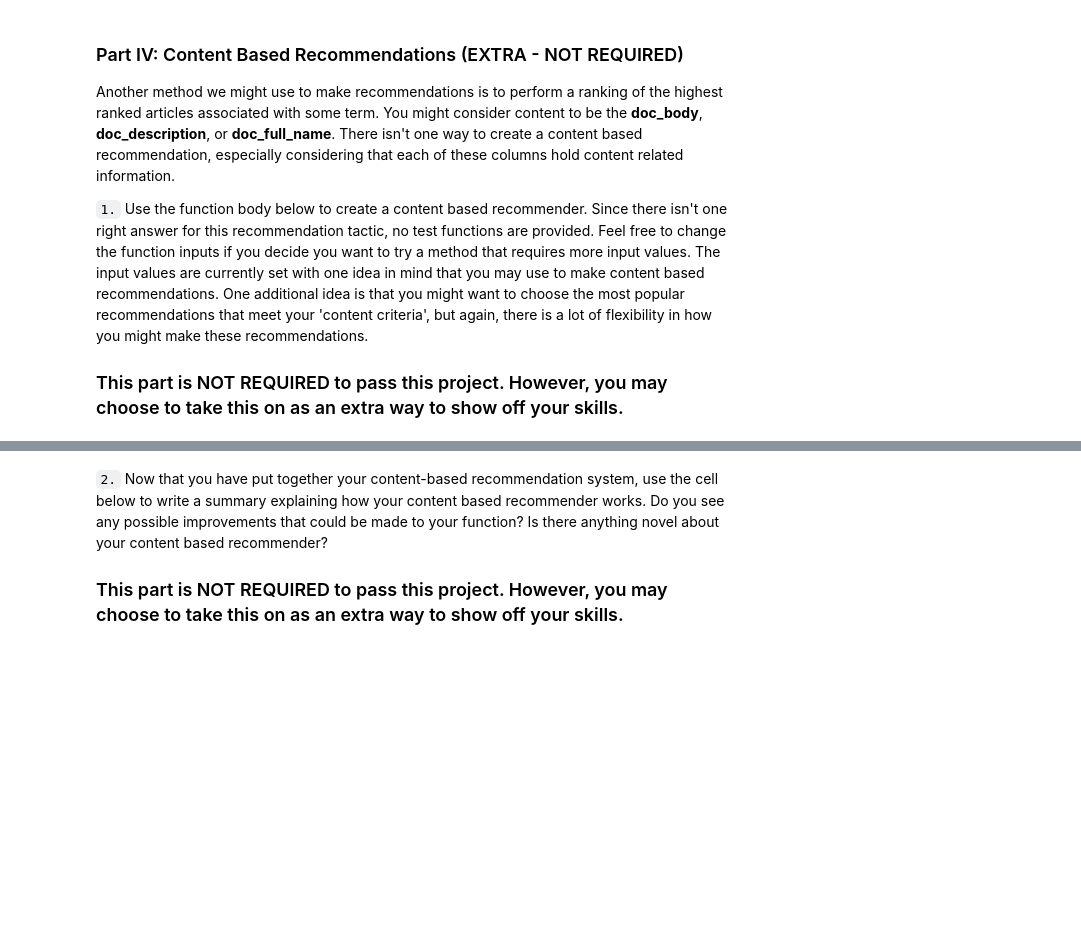
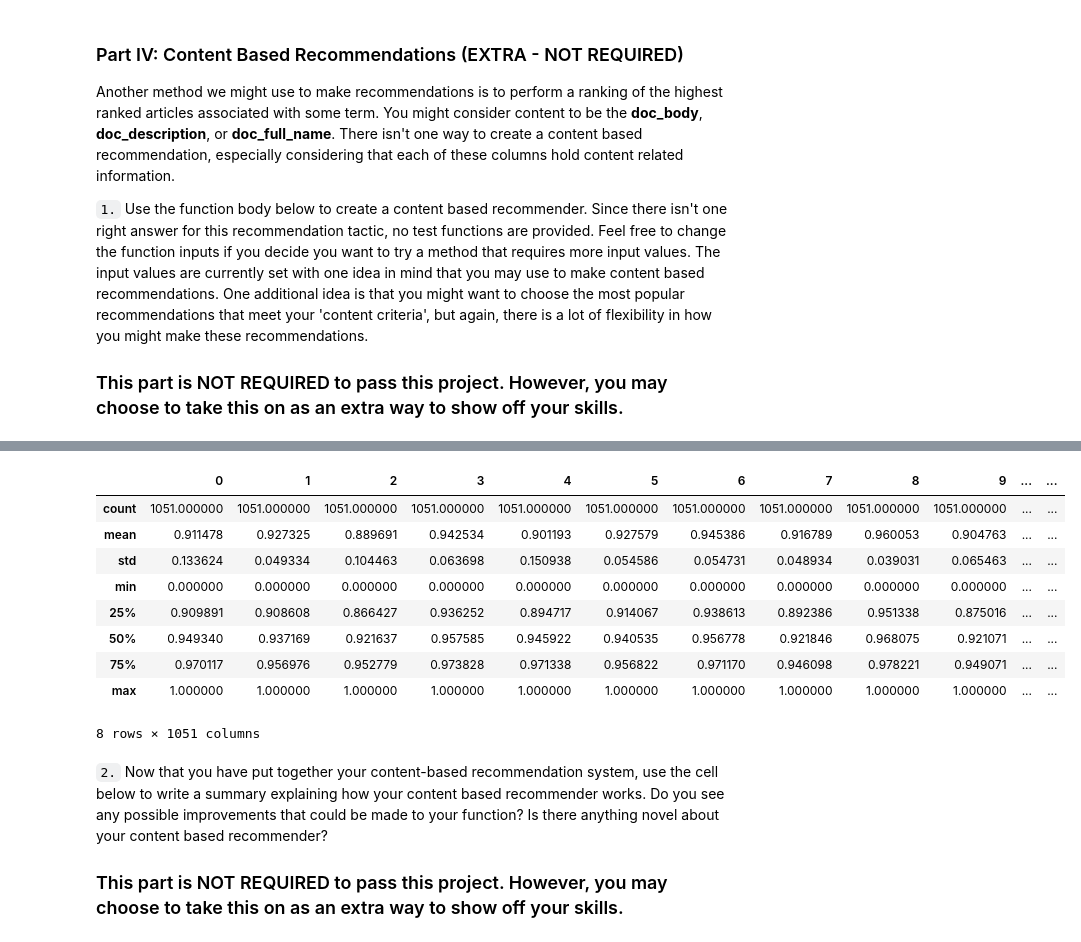
Before and after one commit to JensMartinGit/UD_DSND_Recommendations_with_IBM, a Jupyter notebook: Recommendations_with_IBM.ipynb, the cells around one changed output, grey strips where cells are left out. Cells and saved outputs as stored; diff of their text form; code cells hidden in the pictures; blank space fills up the shorter version.

```diff
--- a/Recommendations_with_IBM.ipynb
+++ b/Recommendations_with_IBM.ipynb
@@ -618,0 +648,48 @@ def make_content_recs():
+# %%
+def tokenize(text):
+    '''
+    INPUT:
+    text - (str) text to tokenize
+
+    OUTPUT:
+    tokens - (list) tokens generated from text
+
+    Description:
+    Creates a list of tokens from a text by normalizing, tokenizing, removing stopwords
+    and lemmatizing an input text.
+    '''
+
+    # normalize case and remove punctuation and digits
+    text = re.sub(r"[^a-zA-Z]", " ", text.lower())
+
+    # tokenize text
+    tokens = word_tokenize(text)
+
+    # lemmatize and remove stop words
+    tokens = [lemmatizer.lemmatize(word) for word in tokens if word not in stop_words]
+
+    return tokens
+# %%
+# Initialize tf-idf vectorizer object
+vectorizer = TfidfVectorizer(tokenizer=tokenize)
+
+# Compute bag of word counts and tf-idf values
+X = vectorizer.fit_transform(corpus)
+
+# Create distance matrix for all articles based on cosine distance
+X = X.toarray()
+distance_matrix = pd.DataFrame(cdist(X, X, 'cosine'))
+
+# Provide descriptive statistics of distance matrix
+distance_matrix.describe()
+# %% [output]
+|  | 0 | 1 | 2 | 3 | 4 | 5 | 6 | 7 | 8 | 9 | ... | ... |
+| count | 1051.000000 | 1051.000000 | 1051.000000 | 1051.000000 | 1051.000000 | 1051.000000 | 1051.000000 | 1051.000000 | 1051.000000 | 1051.000000 | ... | ... |
+| mean | 0.911478 | 0.927325 | 0.889691 | 0.942534 | 0.901193 | 0.927579 | 0.945386 | 0.916789 | 0.960053 | 0.904763 | ... | ... |
+| std | 0.133624 | 0.049334 | 0.104463 | 0.063698 | 0.150938 | 0.054586 | 0.054731 | 0.048934 | 0.039031 | 0.065463 | ... | ... |
+| min | 0.000000 | 0.000000 | 0.000000 | 0.000000 | 0.000000 | 0.000000 | 0.000000 | 0.000000 | 0.000000 | 0.000000 | ... | ... |
+| 25% | 0.909891 | 0.908608 | 0.866427 | 0.936252 | 0.894717 | 0.914067 | 0.938613 | 0.892386 | 0.951338 | 0.875016 | ... | ... |
+| 50% | 0.949340 | 0.937169 | 0.921637 | 0.957585 | 0.945922 | 0.940535 | 0.956778 | 0.921846 | 0.968075 | 0.921071 | ... | ... |
+| 75% | 0.970117 | 0.956976 | 0.952779 | 0.973828 | 0.971338 | 0.956822 | 0.971170 | 0.946098 | 0.978221 | 0.949071 | ... | ... |
+| max | 1.000000 | 1.000000 | 1.000000 | 1.000000 | 1.000000 | 1.000000 | 1.000000 | 1.000000 | 1.000000 | 1.000000 | ... | ... |
+8 rows × 1051 columns
```
Also changed, not shown: parts of 29 cells of this notebook, 1 other file.
